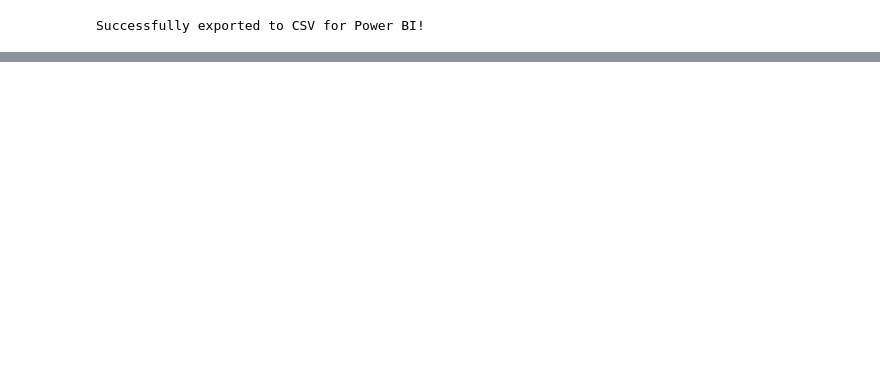
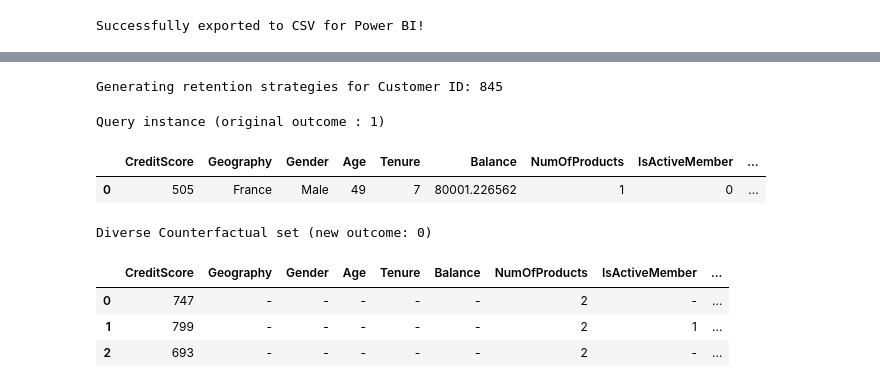
Before and after one commit to miapham228/End-to-End-Churn-Prediction-PowerBI-XAI, a Jupyter notebook: notebook/Churn_Prediction.ipynb, the cells around one changed output, grey strips where cells are left out. Drawn from its saved outputs; the diff is of its cells as text; code cells hidden in the pictures; blank space fills up the shorter version.

```diff
--- a/notebook/Churn_Prediction.ipynb
+++ b/notebook/Churn_Prediction.ipynb
@@ -797,3 +854,21 @@ results_df.to_csv('bank_churn_predictions.csv', index=False)
 print("Successfully exported to CSV for Power BI!")
 # %% [output]
 Successfully exported to CSV for Power BI!
+# %%
+from sklearn.pipeline import Pipeline
+# Define categorical columns
+cat_cols = ['Geography', 'Gender', 'IsActiveMember']
+# Add all your numerical columns here (e.g., CreditScore, EstimatedSalary)
+num_cols = ['Balance', 'Tenure', 'Age','CreditScore','NumOfProducts','EstimatedSalary','Balance_per_Age','Balance_per_Salary','Tenure_per_Age','CreditScore_per_Age']
+
+#### Create the preprocessor (the "translator")
+preprocessor = ColumnTransformer(
+    transformers=[
+        ('num', StandardScaler(), num_cols),
+        ('cat', OneHotEncoder(handle_unknown='ignore'), cat_cols)
+    ])
+final_pipeline = Pipeline(steps=[
+    ('preprocessor', preprocessor), # Use the same preprocessor we defined earlier
+    ('classifier', best_rf_model)         # Use the BEST model found by search
+])
+final_pipeline.fit(X_train, y_train)
@@ -799,0 +895,52 @@ Successfully exported to CSV for Power BI!
+# %%
+## 9. Generating Retention Strategies
+import dice_ml
+
+### 9.1 Define features for DiCE
+# Tell DiCE which features are numerical so it knows how to scale them internally
+# num_features = ['CreditScore', 'Age', 'Tenure', 'Balance', 'NumOfProducts', 'EstimatedSalary']
+
+### 9.2 Set up the DiCE Data Object
+# (Pass the original, unscaled dataframe here, and  specify the target column name)
+d = dice_ml.Data(dataframe=df_new,
+                 continuous_features=num_cols,
+                 outcome_name='Exited')
+
+### 9.3 Set up the DiCE Model Object
+# (Pass the trained model pipeline DiCE works best if you pass a scikit-learn Pipeline
+# that includes your StandardScaler/OneHotEncoder so it handles transformations automatically)
+m = dice_ml.Model(model=final_pipeline, backend="sklearn")
+
+### 9.4 Initialize the DiCE Explainer
+# I use the "random" method because it is fast, reliable, and doesn't require deep learning libraries
+exp = dice_ml.Dice(d, m, method="random")
+predictions = final_pipeline.predict(X_test)
+churn_indices = X_test[predictions == 1].index
+
+### 9.5 Pick a Target Customer
+high_risk_customer = X_test.loc[[churn_indices[0]]]
+
+### 9.6 Generate the Actionable Recourse
+# tell DiCE to find 3 ways to change the prediction to 'opposite' (Retained)
+# Crucially, we restrict it to ONLY change features the bank can influence
+print("Generating retention strategies for Customer ID:", churn_indices[0])
+dice_results = exp.generate_counterfactuals(
+    high_risk_customer,
+    total_CFs=3,
+    desired_class="opposite",
+    features_to_vary=['NumOfProducts', 'IsActiveMember', 'CreditScore']
+)
+
+### 9.7 View the Output
+# show_only_changes=True makes the output incredibly clean for a portfolio screenshot
+dice_results.visualize_as_dataframe(show_only_changes=True)
+# %% [output]
+Generating retention strategies for Customer ID: 845
+Query instance (original outcome : 1)
+|  | CreditScore | Geography | Gender | Age | Tenure | Balance | NumOfProducts | IsActiveMember | ... |
+| 0 | 505 | France | Male | 49 | 7 | 80001.226562 | 1 | 0 | ... |
+Diverse Counterfactual set (new outcome: 0)
+|  | CreditScore | Geography | Gender | Age | Tenure | Balance | NumOfProducts | IsActiveMember | ... |
+| 0 | 747 | - | - | - | - | - | 2 | - | ... |
+| 1 | 799 | - | - | - | - | - | 2 | 1 | ... |
+| 2 | 693 | - | - | - | - | - | 2 | - | ... |
```
Also changed, not shown: parts of 5 cells of this notebook.
